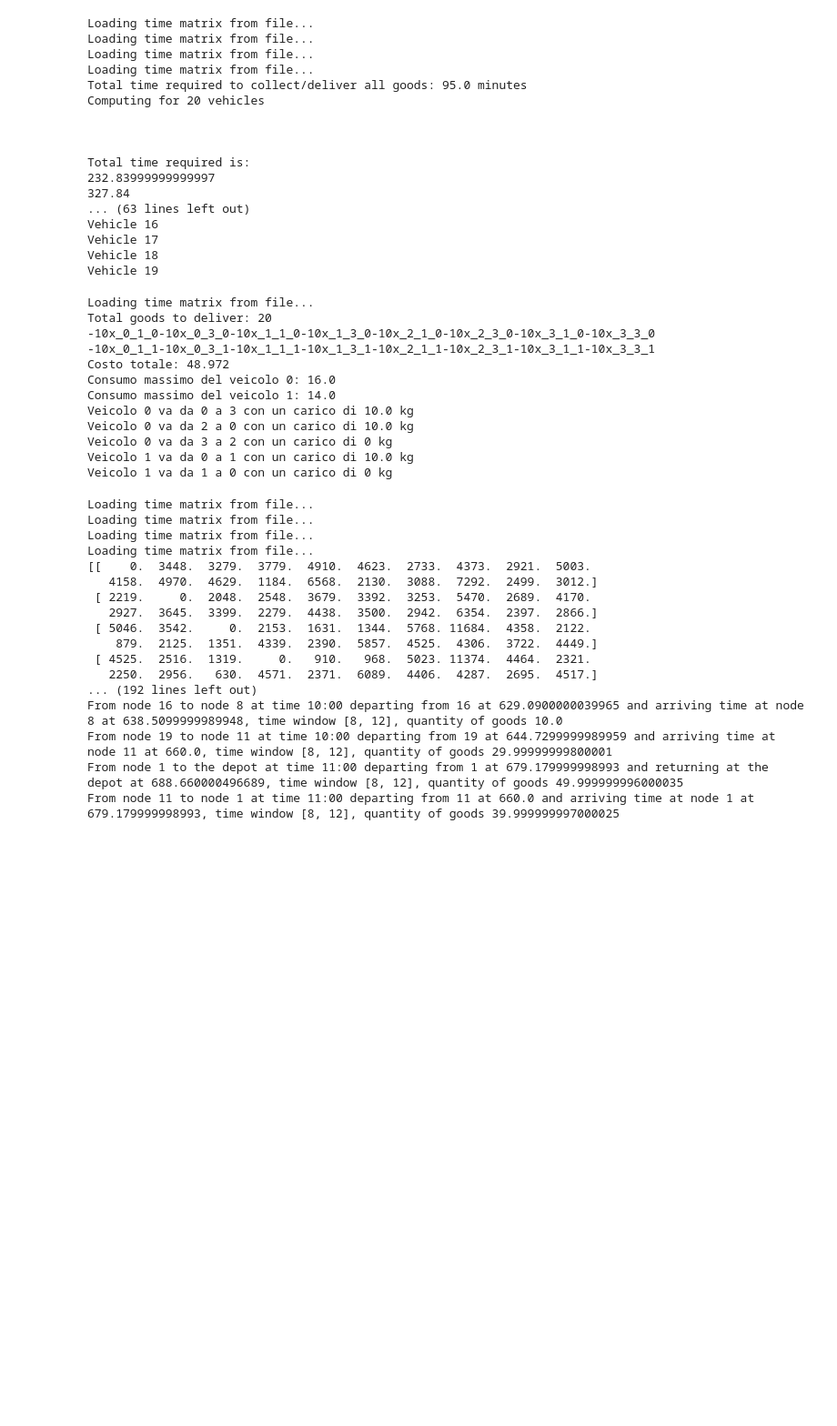
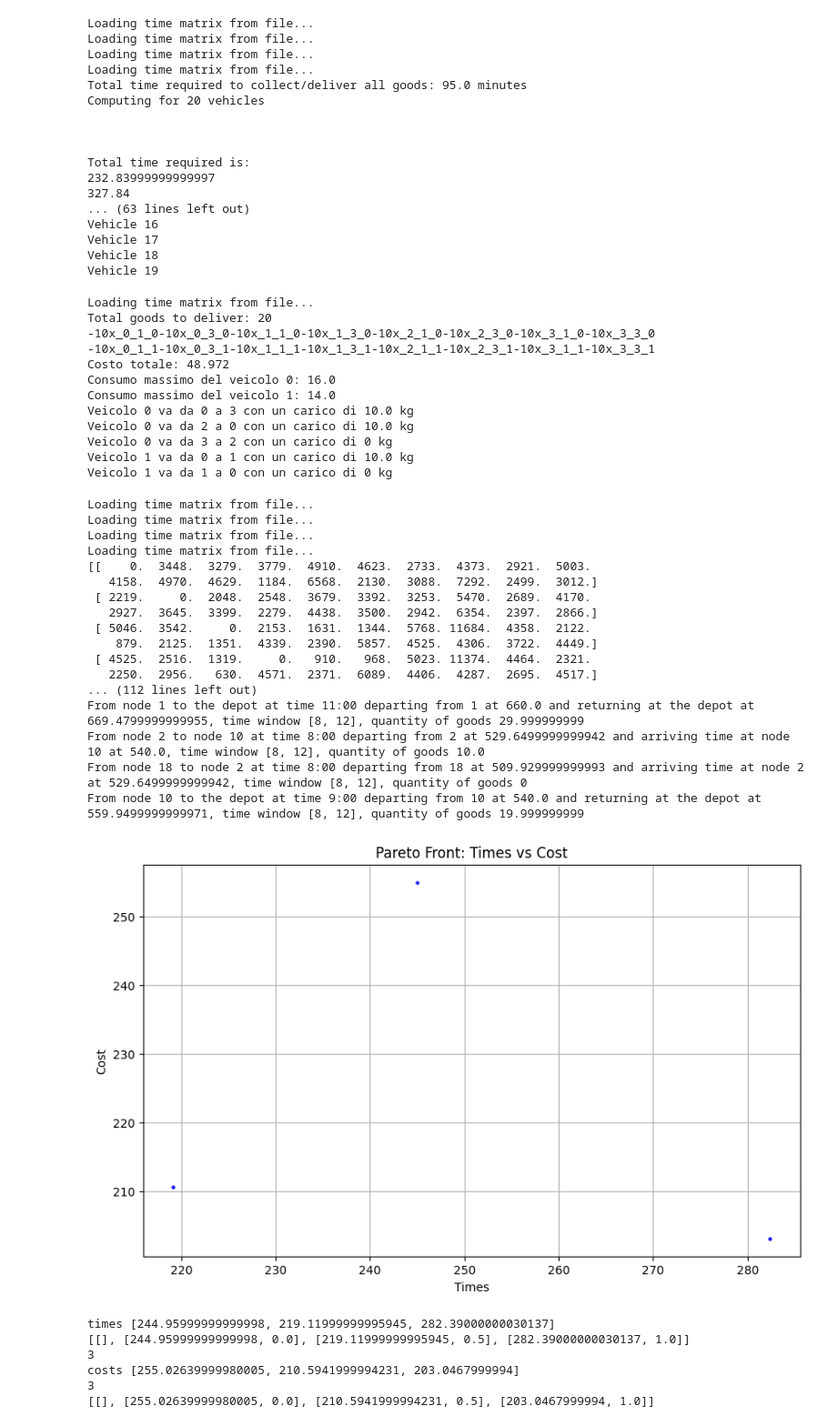
Before and after one commit to yksop/Digital-production-and-logistics-systems-Project-Module-2, a Jupyter notebook: codes/multi_vehicle.ipynb, the cells around one changed output. Shown: that part at 91% size. Drawn from its saved outputs; the diff is of its cells as text; code cells hidden in the pictures; blank space fills up the shorter version.

```diff
--- a/codes/multi_vehicle.ipynb
+++ b/codes/multi_vehicle.ipynb
@@ -657,7 +657,7 @@ t_mv = 0.5  # time to move one item in/out from a vehicle [min]
 M = 100000  # big M
 tot_q = 0  # total quantity of goods to collect/delivery
 del_q = 0  # quantity of goods to deliver
-v = 3
+v = 6
 # parameters for energy model
 distances = matrix_distance  # should match value of c
 print(distances)
@@ -665,7 +665,7 @@ A = [(i, j) for i in range(c) for j in range(c) if i != j]
 N0 = list(range(1, c))  # Nodi clienti (escluso il deposito)
 L = 150  # Capacità massima della batteria [kWh]
 a = {(i, j): 0.2 for (i, j) in A}  # Consumo base per arco
-b = 0.00005  # Consumo dipendente dal carico [kWh/kg/km]
+b = 0.5  # Consumo dipendente dal carico [kWh/kg/km]
 c_E = 0.2  # Costo per unità di energia consumata [€/kWh]
 c_F = 15  # Costo fisso per veicolo [€/vehicle]
 c_M = 0.2  # Costo per unità di distanza percorsa [€/km]
@@ -931,7 +931,7 @@ def calc_obj_time(x, data, c, d, v):
     return total_sum
 
 
-alpha_values = np.linspace(0, 1, 10)
+alpha_values = np.linspace(0, 1, 3)
 
 # list to memorize costs and times
 times = []
@@ -939,7 +939,7 @@ costs = []
 times_a=[[]]
 costs_a = [[]]
 
-mdl.parameters.timelimit = 60*50
+mdl.parameters.timelimit = 60*25
 
 #resolv the model for different alpha values to get the paretro front
 for a in alpha_values:
@@ -1016,13 +1016,15 @@ for a in alpha_values:
         print()
 
         # print the route of every vechicle, with the time of arrival at every node, time wundow and quantity of goods
+        array = np.empty((0, 3), int)
         for k in range(v):
-            print(f"Vehicle {k}")
             for t in range(len(d) - 1):
                 for i in range(c):
                     for j in range(c):
                         if solution.get_value(x[i, j, t, k]) == 1:
                             if j != 0:
+                                array = np.vstack([array, [i, j, solution.get_value(T[i, k])]])
+
                                 print(
                                     f"From node {i} to node {j} at time {d[t]}:00 departing from {i} at {solution.get_value(T[i, k])} and arriving time at node {j} at {solution.get_value(T[j, k])}, time window {tw[j-1]}, quantity of goods {solution.get_value(C[i, k])}"
                                 )
@@ -1030,6 +1032,7 @@ for a in alpha_values:
                                 print(
                                     f"From node {i} to the depot at time {d[t]}:00 departing from {i} at {solution.get_value(T[i, k])} and returning at the depot at {solution.get_value(T[c,k])}, time window {tw[j-1]}, quantity of goods {solution.get_value(C[i, k])}"
                                 )
+            np.save(f"./output/vehicle{k}_alpha{a}.npy", array)
 
         # for k in range(v):
         #     for i in range(c):
@@ -1040,35 +1043,42 @@ for a in alpha_values:
 
 
 # print the result
 plt.figure(figsize=(10, 6))
 #plt.plot(times, costs, color='blue', linewidth=2)  #line plot
 plt.scatter(times, costs, color='blue', s=5, alpha=0.8)  # point plot
 plt.title("Pareto Front: Times vs Cost")
 plt.xlabel("Times")
 plt.ylabel("Cost")
 plt.grid(True)
 plt.show()
 print("times",times)
 print(times_a)
 print(len(times))
 print("costs",costs)
 print(len(costs))
 print(costs_a)
 # %% [output]
 Loading time matrix from file...
 Loading time matrix from file...
 Loading time matrix from file...
 Loading time matrix from file...
 [[    0.  3448.  3279.  3779.  4910.  4623.  2733.  4373.  2921.  5003.
    4158.  4970.  4629.  1184.  6568.  2130.  3088.  7292.  2499.  3012.]
  [ 2219.     0.  2048.  2548.  3679.  3392.  3253.  5470.  2689.  4170.
    2927.  3645.  3399.  2279.  4438.  3500.  2942.  6354.  2397.  2866.]
  [ 5046.  3542.     0.  2153.  1631.  1344.  5768. 11684.  4358.  2122.
     879.  2125.  1351.  4339.  2390.  5857.  4525.  4306.  3722.  4449.]
  [ 4525.  2516.  1319.     0.   910.   968.  5023. 11374.  4464.  2321.
    2250.  2956.   630.  4571.  2371.  6089.  4406.  4287.  2695.  4517.]
-... (192 lines left out)
-From node 16 to node 8 at time 10:00 departing from 16 at 629.0900000039965 and arriving time at node 8 at 638.5099999989948, time window [8, 12], quantity of goods 10.0
-From node 19 to node 11 at time 10:00 departing from 19 at 644.7299999989959 and arriving time at node 11 at 660.0, time window [8, 12], quantity of goods 29.99999999800001
-From node 1 to the depot at time 11:00 departing from 1 at 679.179999998993 and returning at the depot at 688.660000496689, time window [8, 12], quantity of goods 49.999999996000035
-From node 11 to node 1 at time 11:00 departing from 11 at 660.0 and arriving time at node 1 at 679.179999998993, time window [8, 12], quantity of goods 39.999999997000025
+... (112 lines left out)
+From node 1 to the depot at time 11:00 departing from 1 at 660.0 and returning at the depot at 669.4799999999955, time window [8, 12], quantity of goods 29.999999999
+From node 2 to node 10 at time 8:00 departing from 2 at 529.6499999999942 and arriving time at node 10 at 540.0, time window [8, 12], quantity of goods 10.0
+From node 18 to node 2 at time 8:00 departing from 18 at 509.929999999993 and arriving time at node 2 at 529.6499999999942, time window [8, 12], quantity of goods 0
+From node 10 to the depot at time 9:00 departing from 10 at 540.0 and returning at the depot at 559.9499999999971, time window [8, 12], quantity of goods 19.999999999
+[figure, added]
+times [244.95999999999998, 219.11999999995945, 282.39000000030137]
+[[], [244.95999999999998, 0.0], [219.11999999995945, 0.5], [282.39000000030137, 1.0]]
+3
+costs [255.02639999980005, 210.5941999994231, 203.0467999994]
+3
+[[], [255.02639999980005, 0.0], [210.5941999994231, 0.5], [203.0467999994, 1.0]]
```
Also changed, not shown: 18 other files.
